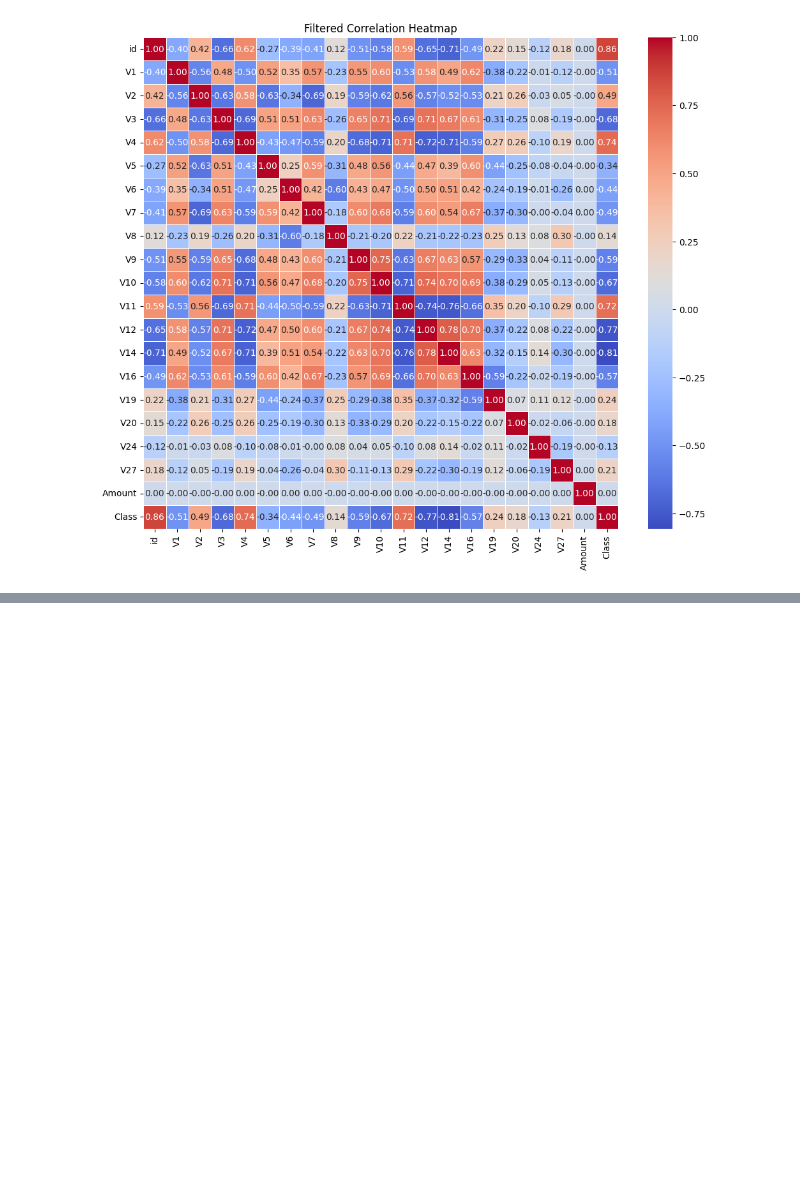
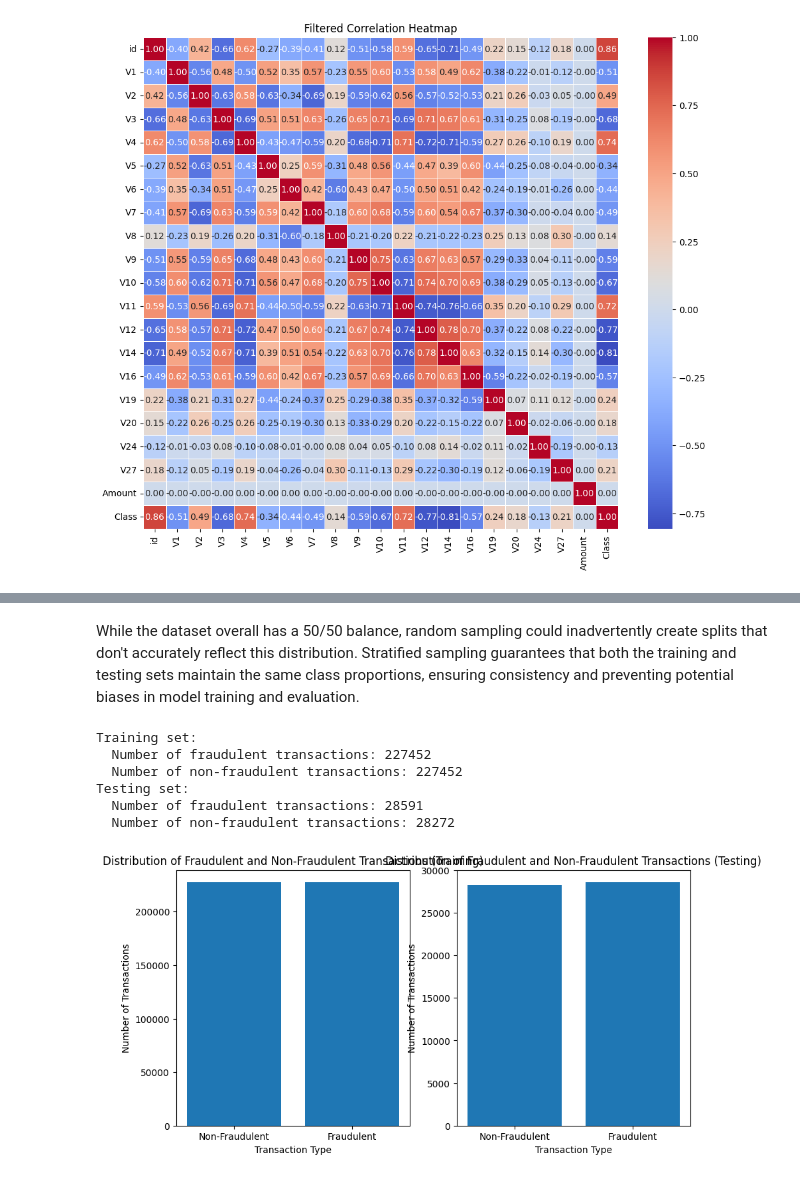
Before and after one commit to rawan-sous/machine_learning-project-for-using-machine-learing-models-for-classification-task-using-data-sets, a Jupyter notebook: pro.ipynb, the cells around one changed output, grey strips where cells are left out. Cells and saved outputs as stored; diff of their text form; code cells hidden in the pictures; blank space fills up the shorter version.

```diff
--- a/pro.ipynb
+++ b/pro.ipynb
@@ -127,7 +131,7 @@ feature_selector = SelectKBest(f_classif, k=k_best)
 
 # Fit the feature selector to the data
 X = selected_columns
-y = df_sampled['Class']  # Assuming 'Class' is the target variable
+y = df['Class']  # Assuming 'Class' is the target variable
 X_best = feature_selector.fit_transform(X, y)
 
 # Get the selected features
@@ -195,7 +199,3 @@ plt.show()
-# %%
-X = df_sampled.drop("Class", axis=1)
-y = df_sampled["Class"]
-X_train, X_val_test, y_train, y_val_test = train_test_split(X, y, test_size=0.2, random_state=42)
-
-# Further split the testing set into testing and validation
-X_test, X_val, y_test, y_val = train_test_split(X_val_test, y_val_test, test_size=0.5, random_state=42)
+# %% [markdown]
+While the dataset overall has a 50/50 balance, random sampling could inadvertently create splits that don't accurately reflect this distribution.
+Stratified sampling guarantees that both the training and testing sets maintain the same class proportions, ensuring consistency and preventing potential biases in model training and evaluation.
@@ -201,0 +217,42 @@ X_test, X_val, y_test, y_val = train_test_split(X_val_test, y_val_test, test_siz
+# %%
+# Calculate the number of fraudulent and non-fraudulent transactions in each set
+fraud_train = y_train.sum()
+non_fraud_train = len(y_train) - fraud_train
+fraud_test = y_test.sum()
+non_fraud_test = len(y_test) - fraud_test
+
+# Print the distributions
+print("Training set:")
+print("  Number of fraudulent transactions:", fraud_train)
+print("  Number of non-fraudulent transactions:", non_fraud_train)
+
+print("Testing set:")
+print("  Number of fraudulent transactions:", fraud_test)
+print("  Number of non-fraudulent transactions:", non_fraud_test)
+# %% [output]
+Training set:
+  Number of fraudulent transactions: 227452
+  Number of non-fraudulent transactions: 227452
+Testing set:
+  Number of fraudulent transactions: 28591
+  Number of non-fraudulent transactions: 28272
+# %%
+
+# Create bar plots
+plt.figure(figsize=(10, 5))
+
+plt.subplot(1, 2, 1)
+plt.bar(['Non-Fraudulent', 'Fraudulent'], [non_fraud_train, fraud_train])
+plt.title("Distribution of Fraudulent and Non-Fraudulent Transactions (Training)")
+plt.xlabel("Transaction Type")
+plt.ylabel("Number of Transactions")
+
+plt.subplot(1, 2, 2)
+plt.bar(['Non-Fraudulent', 'Fraudulent'], [non_fraud_test, fraud_test])
+plt.title("Distribution of Fraudulent and Non-Fraudulent Transactions (Testing)")
+plt.xlabel("Transaction Type")
+plt.ylabel("Number of Transactions")
+
+plt.show()
+# %% [output]
+[figure, added]
```
Also changed, not shown: parts of 11 cells of this notebook.
